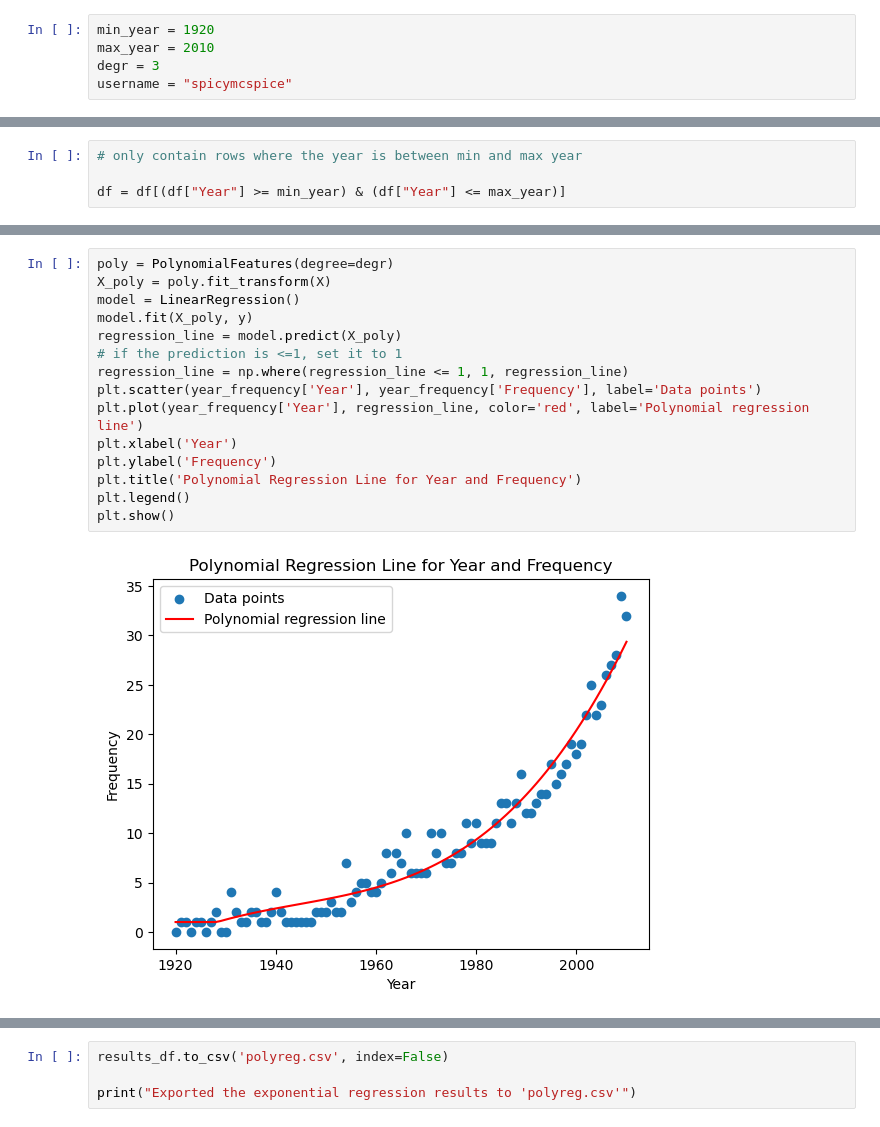
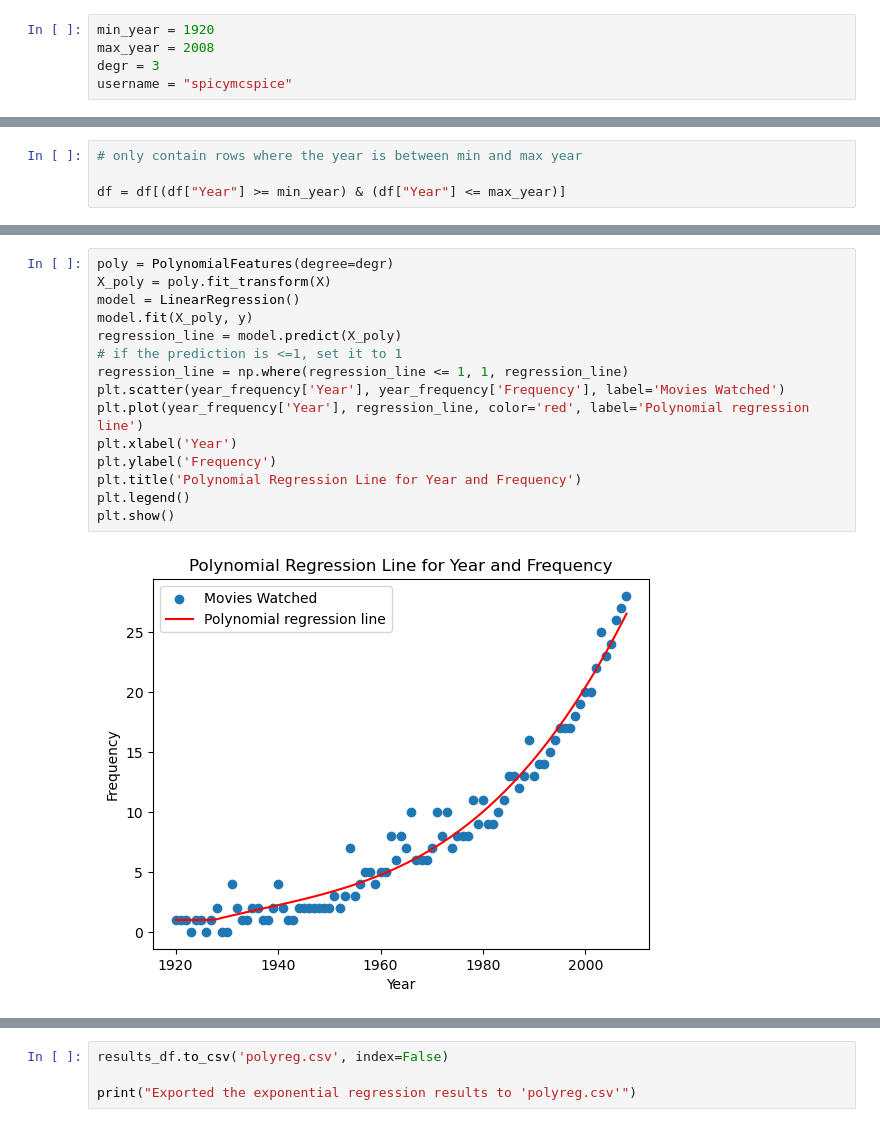
Before and after one commit to SpicyMcSpice1938/Depraved-Selection, a Jupyter notebook: polyreg.ipynb, the cells around one changed output, grey strips where cells are left out. Drawn from its saved outputs; the diff is of its cells as text.

```diff
--- a/polyreg.ipynb
+++ b/polyreg.ipynb
@@ -11,7 +11,7 @@ import requests
 from bs4 import BeautifulSoup
 # %%
 min_year = 1920
-max_year = 2010
+max_year = 2008
 degr = 3
 username = "spicymcspice"
 # %%
@@ -67,20 +67,20 @@ print(year_frequency)
 # %%
 poly = PolynomialFeatures(degree=degr)
 X_poly = poly.fit_transform(X)
 model = LinearRegression()
 model.fit(X_poly, y)
 regression_line = model.predict(X_poly)
 # if the prediction is <=1, set it to 1
 regression_line = np.where(regression_line <= 1, 1, regression_line)
-plt.scatter(year_frequency['Year'], year_frequency['Frequency'], label='Data points')
+plt.scatter(year_frequency['Year'], year_frequency['Frequency'], label='Movies Watched')
 plt.plot(year_frequency['Year'], regression_line, color='red', label='Polynomial regression line')
 plt.xlabel('Year')
 plt.ylabel('Frequency')
 plt.title('Polynomial Regression Line for Year and Frequency')
 plt.legend()
 plt.show()
 # %% [output]
-[figure, old version]
+[figure, new version]
 # %%
 predictions = regression_line
 results_df = year_frequency.copy()
```
Also changed, not shown: parts of 9 cells of this notebook, 2 other files.
